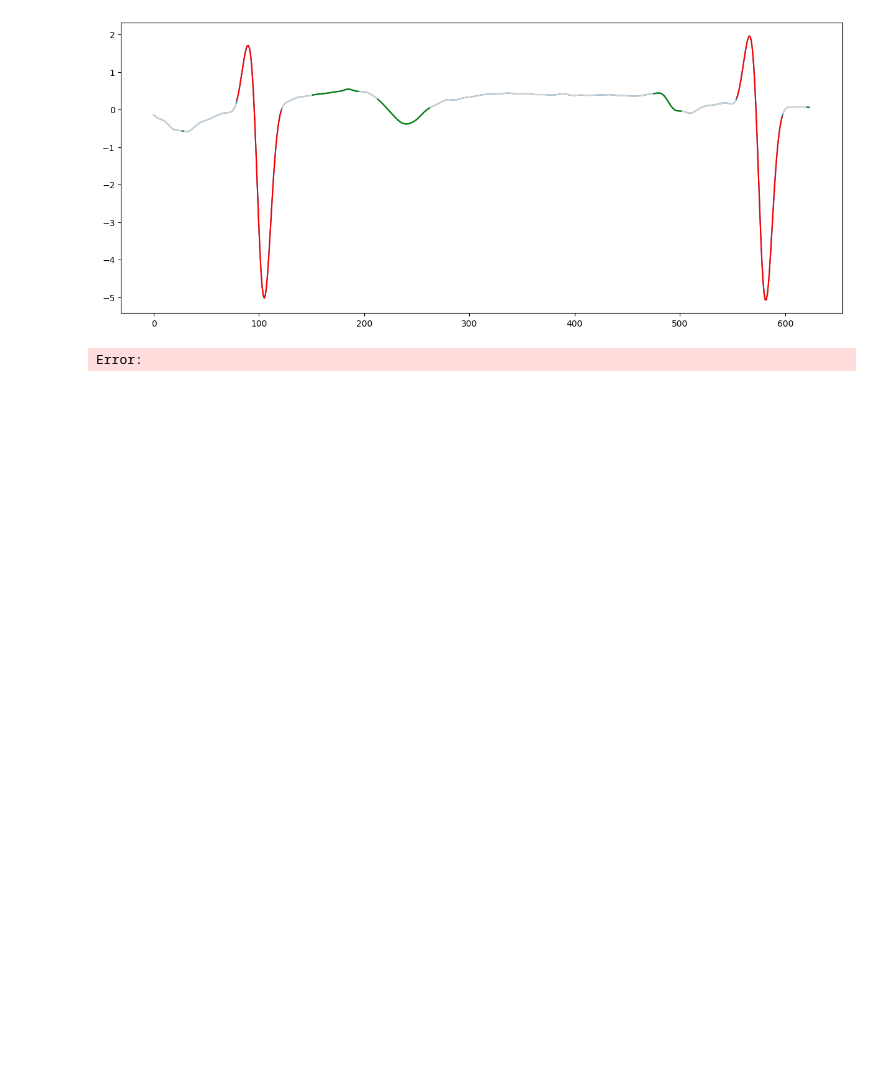
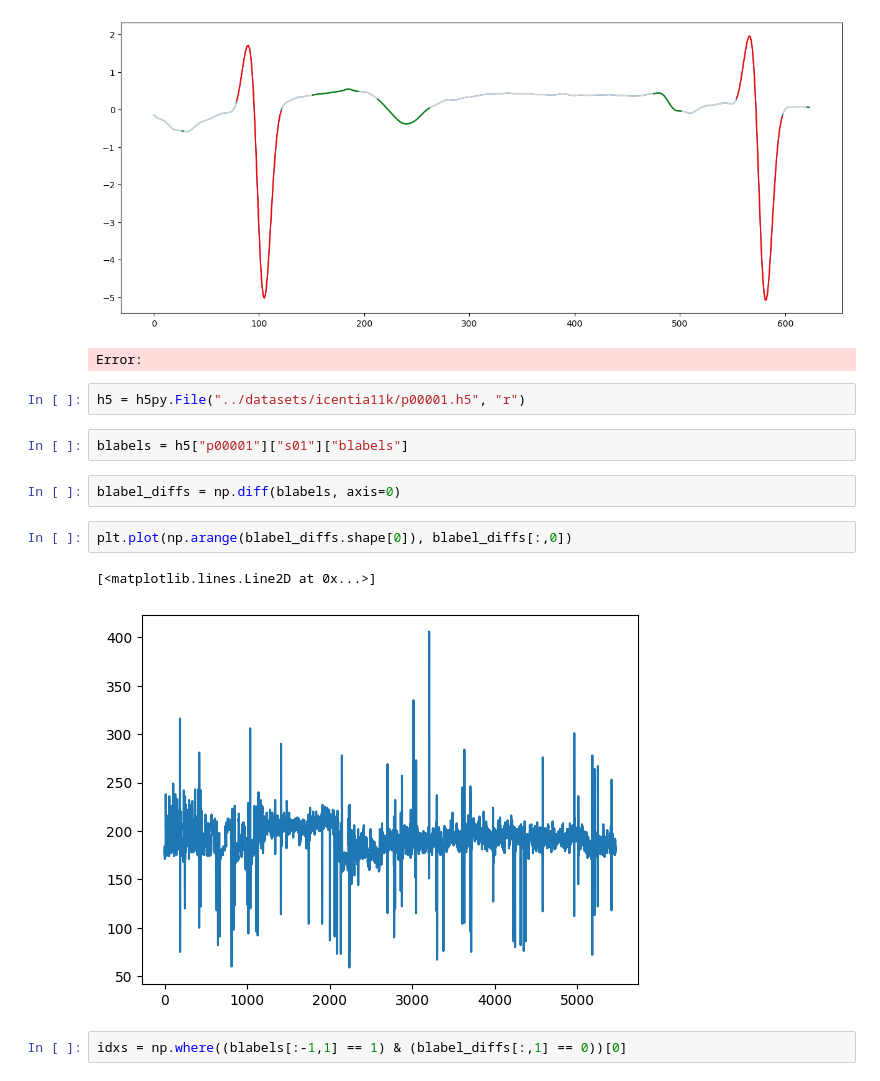
Before and after one commit to AmbiqAI/heartkit, a Jupyter notebook: notebooks/ecg-segmentation.ipynb, the cells around one changed output. Saved outputs shown, nothing was run; the diff lists cells and outputs as text; blank space fills up the shorter version.

```diff
--- a/notebooks/ecg-segmentation.ipynb
+++ b/notebooks/ecg-segmentation.ipynb
@@ -99,3 +100,16 @@ with tf.device('/CPU:0'):
 # %% [output]
 [figure]
 Error:
+# %%
+h5 = h5py.File("../datasets/icentia11k/p00001.h5", "r")
+# %%
+blabels = h5["p00001"]["s01"]["blabels"]
+# %%
+blabel_diffs = np.diff(blabels, axis=0)
+# %%
+plt.plot(np.arange(blabel_diffs.shape[0]), blabel_diffs[:,0])
+# %% [output]
+[<matplotlib.lines.Line2D at 0x...>]
+[figure, added]
+# %%
+idxs = np.where((blabels[:-1,1] == 1) & (blabel_diffs[:,1] == 0))[0]
```
Also changed, not shown: parts of 15 cells of this notebook, 14 other files.
